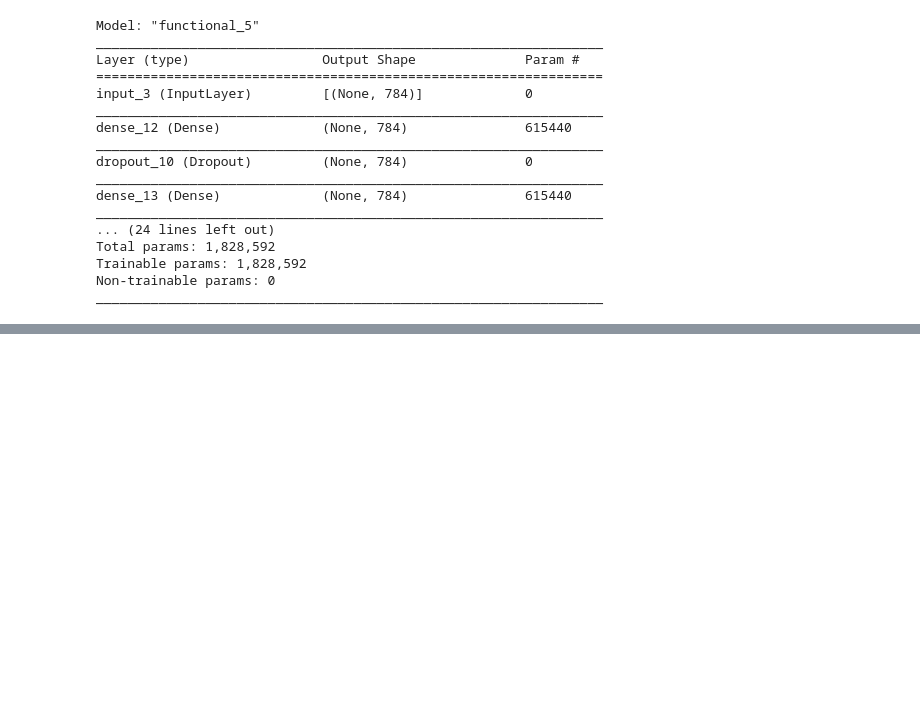
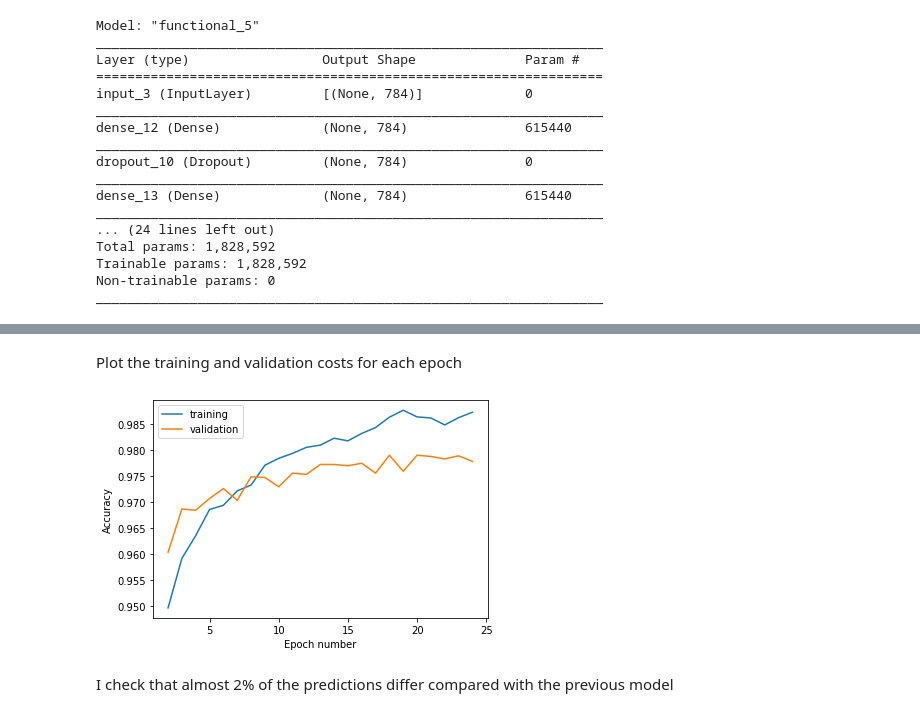
Before and after one commit to RaulJSPereira/ml-projects, a Jupyter notebook: Kaggle/Digits/Digits.ipynb, the cells around one changed output, grey strips where cells are left out. Saved outputs shown, nothing was run; the diff lists cells and outputs as text; code cells hidden in the pictures; blank space fills up the shorter version.

```diff
--- a/Kaggle/Digits/Digits.ipynb
+++ b/Kaggle/Digits/Digits.ipynb
@@ -190,6 +226,6 @@ Trainable params: 1,828,592
 Non-trainable params: 0
 _________________________________________________________________
 # %%
-model2.fit(x,y,batch_size=128,epochs=25,validation_split=0.2)
+hist2=model2.fit(x,y,batch_size=128,epochs=25,validation_split=0.2)
 # %% [output]
 Epoch 1/25
@@ -213,2 +248,14 @@ Epoch 25/25
+# %% [markdown]
+Plot the training and validation costs for each epoch
+# %%
+plt.plot(range(2,25),hist2.history['accuracy'][2:],range(2,25),hist2.history['val_accuracy'][2:])
+plt.ylabel('Accuracy')
+plt.xlabel('Epoch number')
+plt.legend(['training','validation'])
+plt.show()
+# %% [output]
+[figure, added]
+# %% [markdown]
+I check that almost 2% of the predictions differ compared with the previous model
 # %%
 pred2=pd.DataFrame({'ImageId':range(1,len(x_test)+1),'Label':model2.predict(x_test).argmax(axis=1)}).set_index('ImageId')
```
Also changed, not shown: parts of 132 cells of this notebook, 11 other files.
